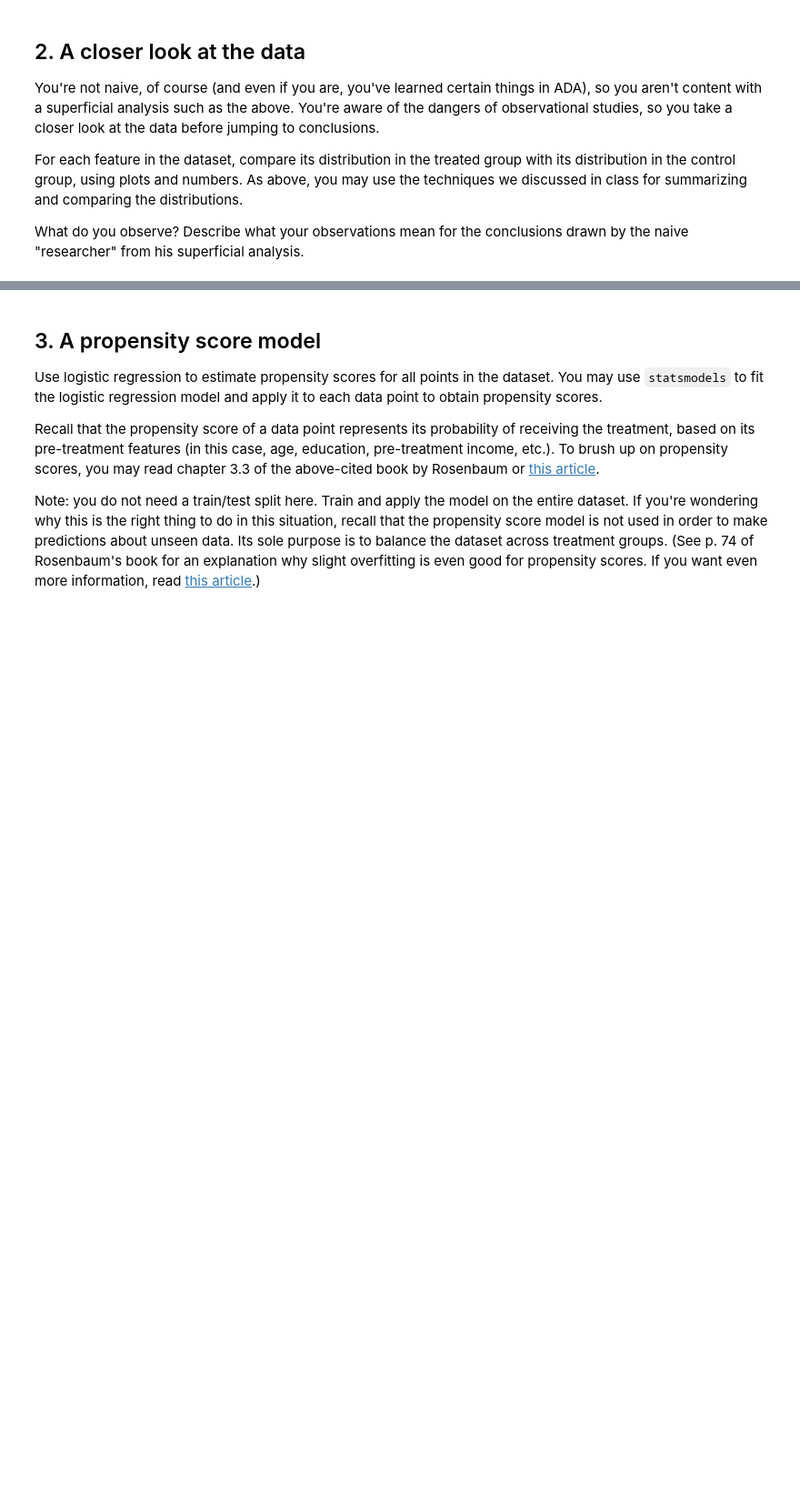
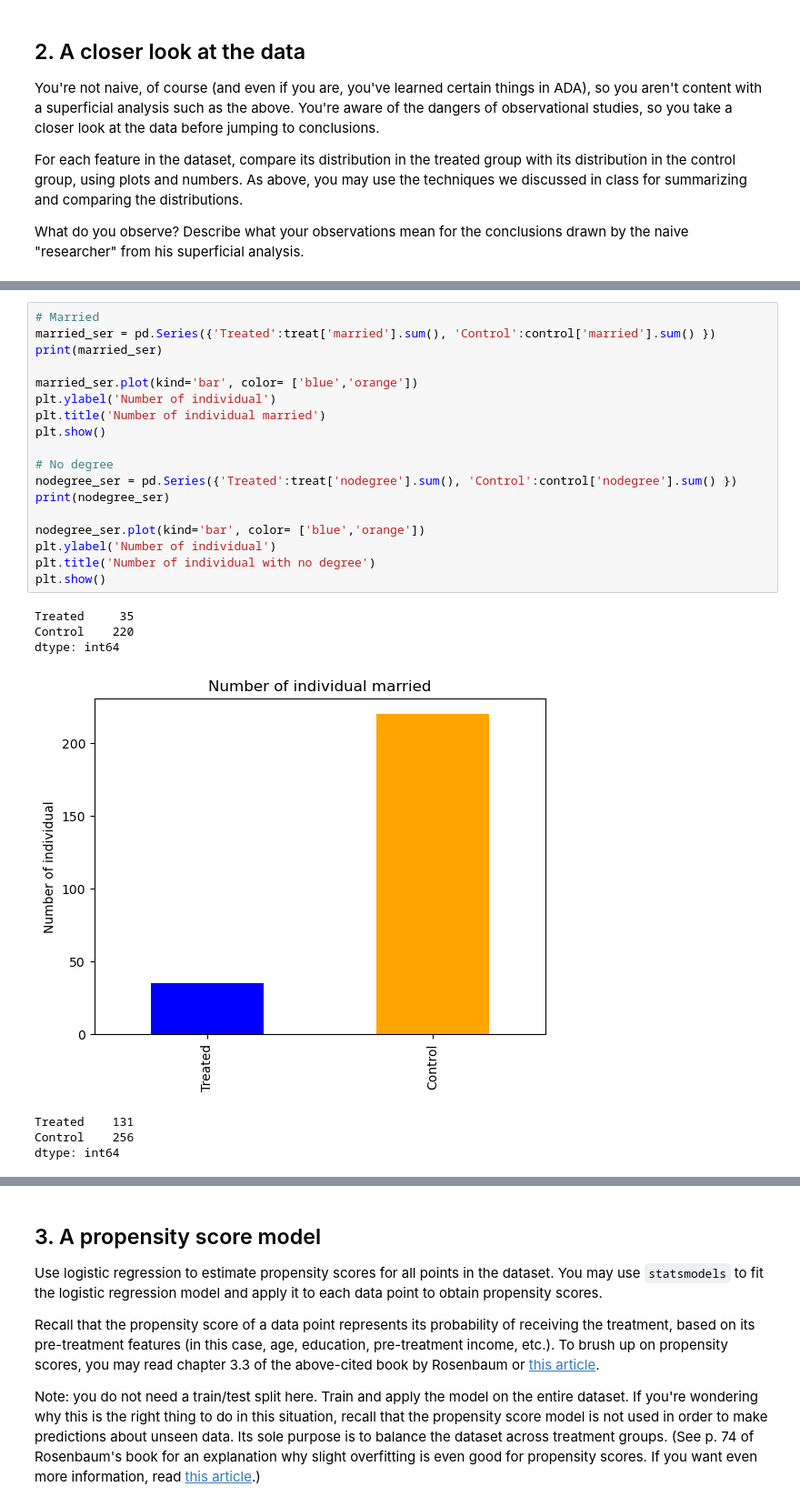
Before and after one commit to sevesoletizia/ADA, a Jupyter notebook: Exercises/05 - Causal analysis of observational data/Observational studies SOL LETI.ipynb, the cells around one changed output, grey strips where cells are left out. Shown at 91% size. Drawn from its saved outputs; the diff is of its cells as text; blank space fills up the shorter version.

```diff
--- a/Exercises/05 - Causal analysis of observational data/Observational studies SOL LETI.ipynb
+++ b/Exercises/05 - Causal analysis of observational data/Observational studies SOL LETI.ipynb
@@ -71,0 +179,26 @@ Describe what your observations mean for the conclusions drawn by the naive "res
+# %%
+# Married
+married_ser = pd.Series({'Treated':treat['married'].sum(), 'Control':control['married'].sum() })
+print(married_ser)
+
+married_ser.plot(kind='bar', color= ['blue','orange'])
+plt.ylabel('Number of individual')
+plt.title('Number of individual married')
+plt.show()
+
+# No degree
+nodegree_ser = pd.Series({'Treated':treat['nodegree'].sum(), 'Control':control['nodegree'].sum() })
+print(nodegree_ser)
+
+nodegree_ser.plot(kind='bar', color= ['blue','orange'])
+plt.ylabel('Number of individual')
+plt.title('Number of individual with no degree')
+plt.show()
+# %% [output]
+Treated     35
+Control    220
+dtype: int64
+[figure, added]
+Treated    131
+Control    256
+dtype: int64
```
Also changed, not shown: parts of 20 cells of this notebook.
